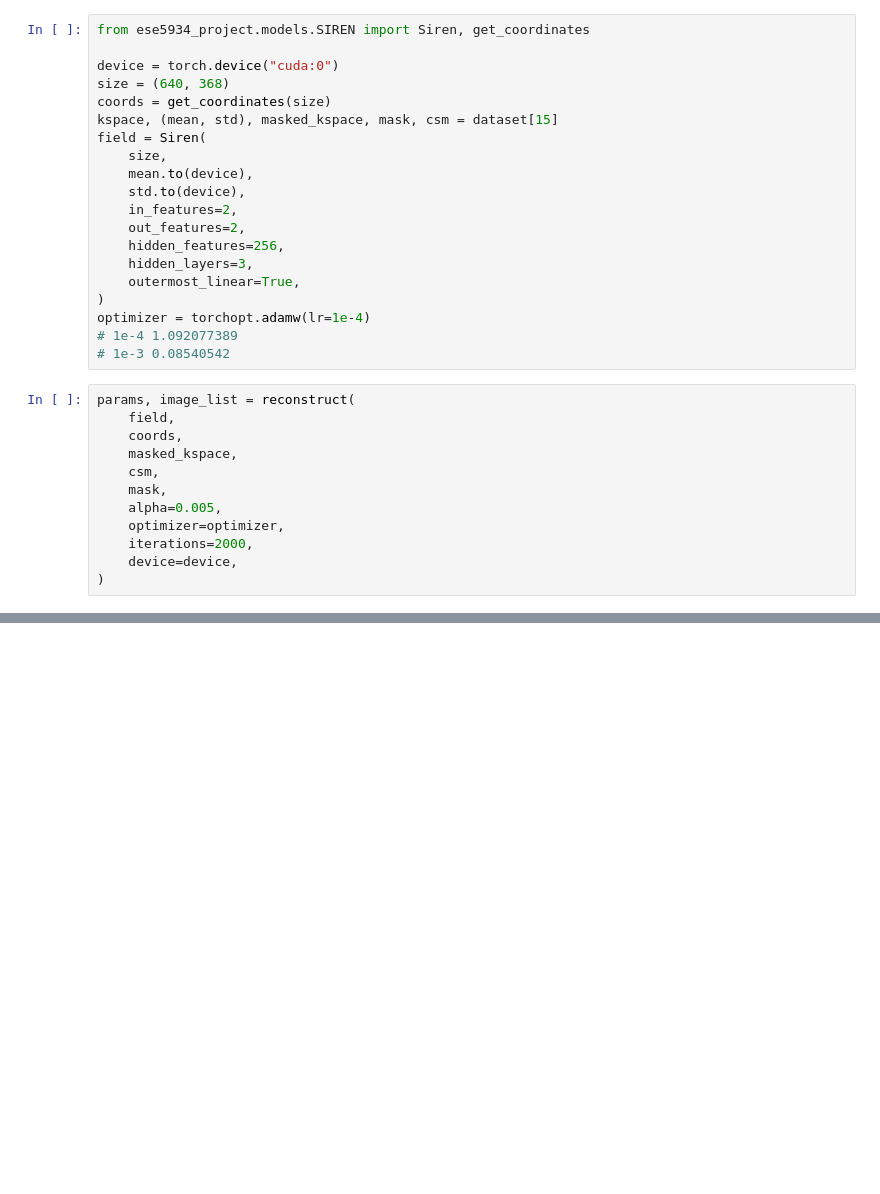
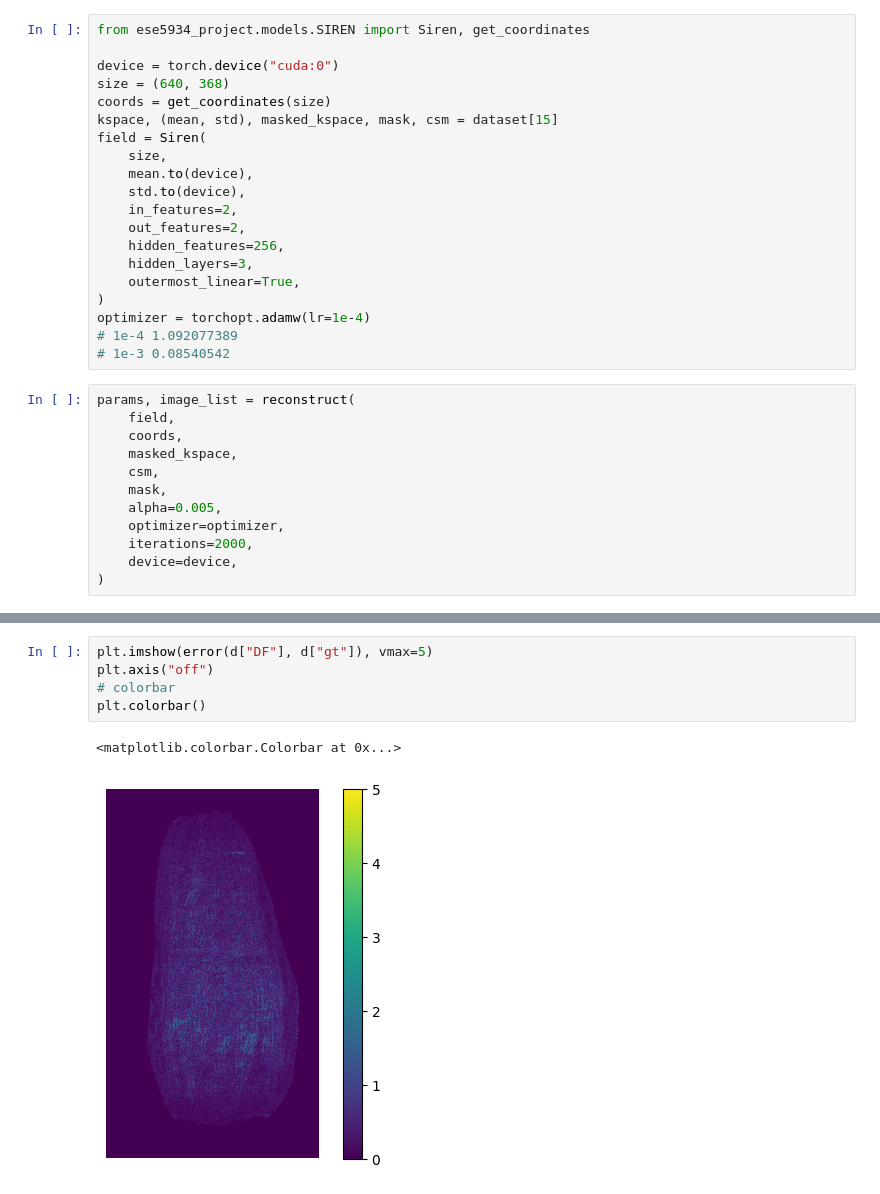
Before and after one commit to gRox167/ese5934_project, a Jupyter notebook: framework.ipynb, the cells around one changed output, grey strips where cells are left out. Drawn from its saved outputs; the diff is of its cells as text; blank space fills up the shorter version.

```diff
--- a/framework.ipynb
+++ b/framework.ipynb
@@ -205,0 +229,8 @@ params, image_list = reconstruct(
+# %%
+plt.imshow(error(d["DF"], d["gt"]), vmax=5)
+plt.axis("off")
+# colorbar
+plt.colorbar()
+# %% [output]
+<matplotlib.colorbar.Colorbar at 0x...>
+[figure, added]
```
Also changed, not shown: parts of 10 cells of this notebook, 8 other files.
